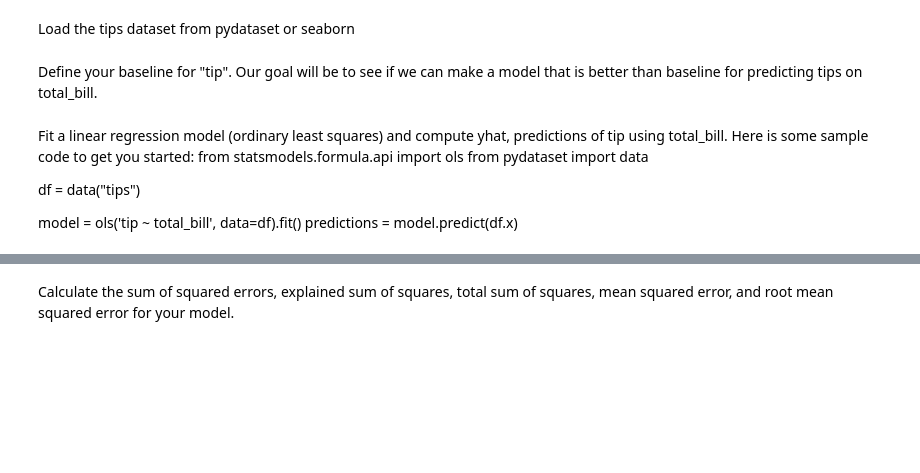
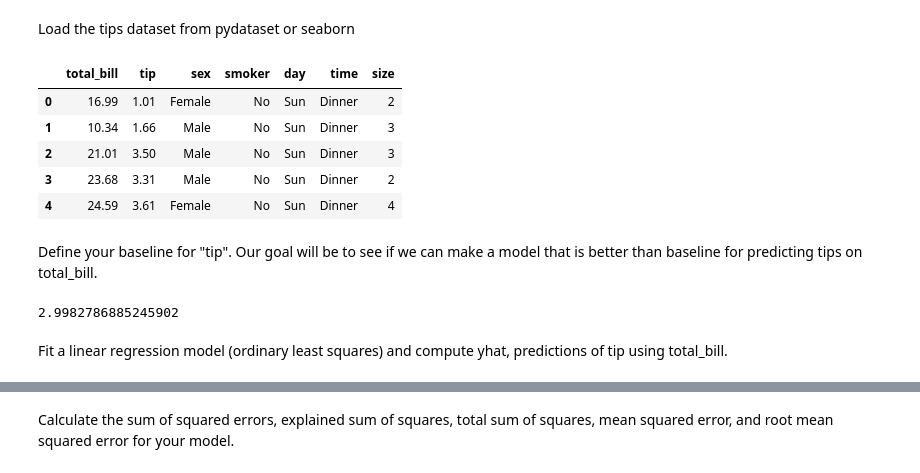
Before and after one commit to gilbert-noriega-ii/regression-exercises, a Jupyter notebook: evaluate.ipynb, the cells around one changed output, grey strips where cells are left out. Saved outputs shown, nothing was run; the diff lists cells and outputs as text; code cells hidden in the pictures; blank space fills up the shorter version.

```diff
--- a/evaluate.ipynb
+++ b/evaluate.ipynb
@@ -186,14 +353,24 @@ Which of these 4 single regression models would you want to move forward with?
 ## Tips dataset
 # %% [markdown]
 Load the tips dataset from pydataset or seaborn
+# %%
+df = sns.load_dataset("tips")
+
+df.head()
+# %% [output]
+|  | total_bill | tip | sex | smoker | day | time | size |
+| 0 | 16.99 | 1.01 | Female | No | Sun | Dinner | 2 |
+| 1 | 10.34 | 1.66 | Male | No | Sun | Dinner | 3 |
+| 2 | 21.01 | 3.50 | Male | No | Sun | Dinner | 3 |
+| 3 | 23.68 | 3.31 | Male | No | Sun | Dinner | 2 |
+| 4 | 24.59 | 3.61 | Female | No | Sun | Dinner | 4 |
 # %% [markdown]
 Define your baseline for "tip". Our goal will be to see if we can make a model that is better than baseline for predicting tips on total_bill.
+# %%
+baseline = df.tip.mean()
+
+baseline
+# %% [output]
+2.9982786885245902
 # %% [markdown]
-Fit a linear regression model (ordinary least squares) and compute yhat, predictions of tip using total_bill. Here is some sample code to get you started:
-from statsmodels.formula.api import ols
-from pydataset import data
-
-df = data("tips")
-
-model = ols('tip ~ total_bill', data=df).fit()
-predictions = model.predict(df.x)
+Fit a linear regression model (ordinary least squares) and compute yhat, predictions of tip using total_bill.
```
Also changed, not shown: parts of 37 cells of this notebook.
